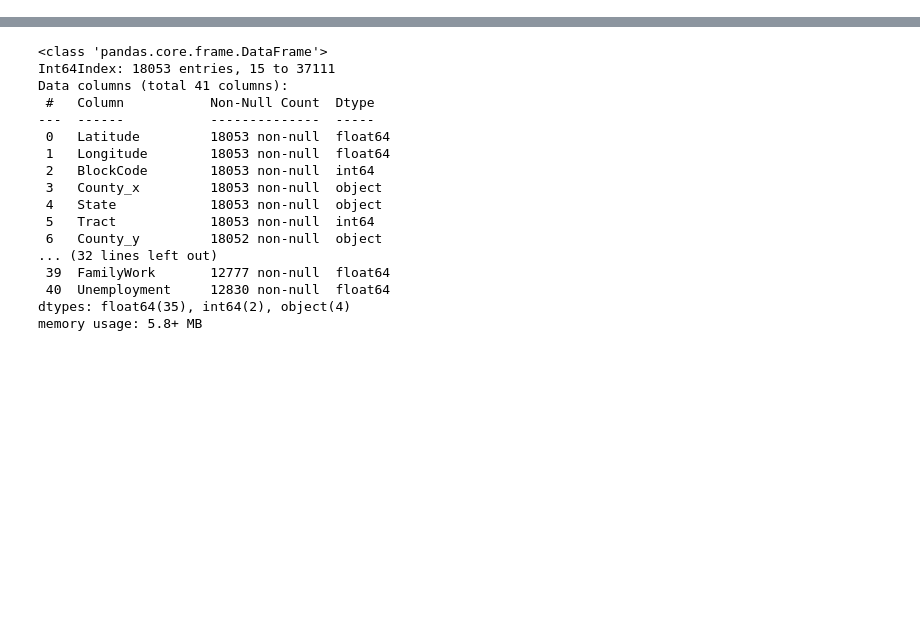
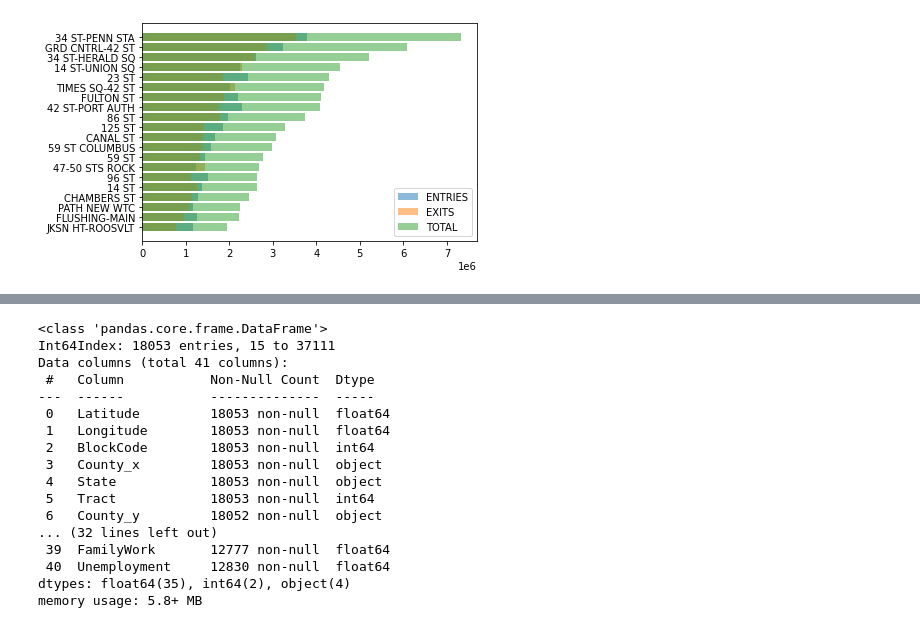
Before and after one commit to er-arcadio/Project1_2020_metis, a Jupyter notebook: Project 1 Draft.ipynb, the cells around one changed output, grey strips where cells are left out. Drawn from its saved outputs; the diff is of its cells as text; code cells hidden in the pictures; blank space fills up the shorter version.

```diff
--- a/Project 1 Draft.ipynb
+++ b/Project 1 Draft.ipynb
@@ -64,0 +116,7 @@ mta_station_rank = mta_traffic.groupby(['STATION']).sum()
+# %%
+plt.barh(mta_final['STATION'],mta_final['ENTRIES'], alpha = 0.5)
+plt.barh(mta_rank['STATION'],mta_rank['EXITS'], alpha = 0.5)
+plt.barh(mta_rank['STATION'],mta_rank['TotalTraf'], alpha = 0.5)
+plt.legend(['ENTRIES','EXITS','TOTAL']);
+# %% [output]
+[figure, added]
```
Also changed, not shown: parts of 18 cells of this notebook.
